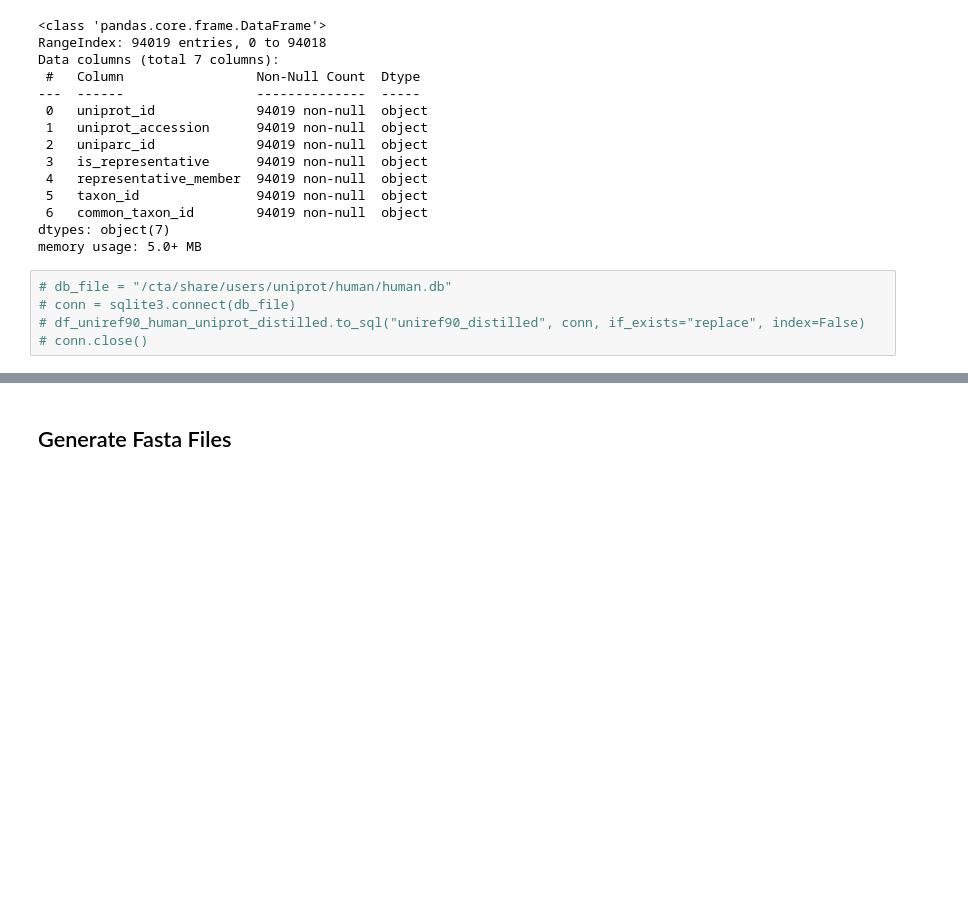
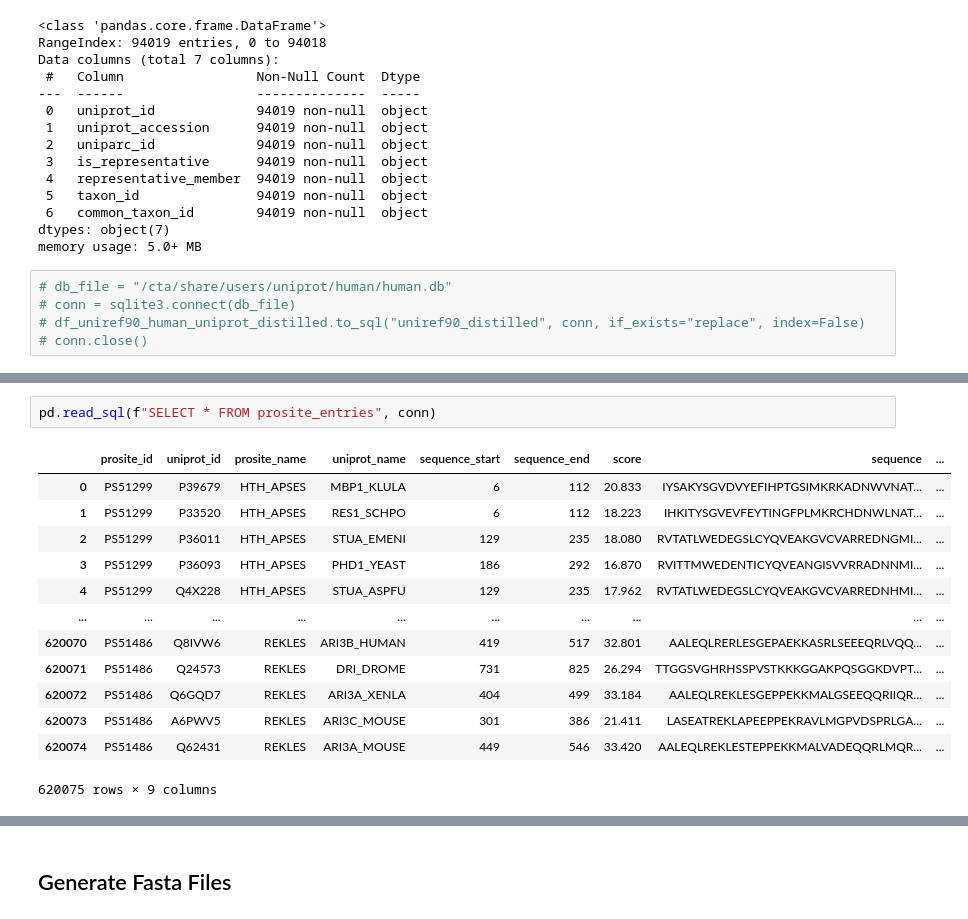
Before and after one commit to boun-tabi-lifelu/evolutionary-subword-tokenization, a Jupyter notebook: Prog/dataset_schema.ipynb, the cells around one changed output, grey strips where cells are left out. Saved outputs shown, nothing was run; the diff lists cells and outputs as text; blank space fills up the shorter version.

```diff
--- a/Prog/dataset_schema.ipynb
+++ b/Prog/dataset_schema.ipynb
@@ -740,0 +1352,16 @@ memory usage: 5.0+ MB
+# %%
+pd.read_sql(f"SELECT * FROM prosite_entries", conn)
+# %% [output]
+|  | prosite_id | uniprot_id | prosite_name | uniprot_name | sequence_start | sequence_end | score | sequence | ... |
+| 0 | PS51299 | P39679 | HTH_APSES | MBP1_KLULA | 6 | 112 | 20.833 | IYSAKYSGVDVYEFIHPTGSIMKRKADNWVNAT... | ... |
+| 1 | PS51299 | P33520 | HTH_APSES | RES1_SCHPO | 6 | 112 | 18.223 | IHKITYSGVEVFEYTINGFPLMKRCHDNWLNAT... | ... |
+| 2 | PS51299 | P36011 | HTH_APSES | STUA_EMENI | 129 | 235 | 18.080 | RVTATLWEDEGSLCYQVEAKGVCVARREDNGMI... | ... |
+| 3 | PS51299 | P36093 | HTH_APSES | PHD1_YEAST | 186 | 292 | 16.870 | RVITTMWEDENTICYQVEANGISVVRRADNNMI... | ... |
+| 4 | PS51299 | Q4X228 | HTH_APSES | STUA_ASPFU | 129 | 235 | 17.962 | RVTATLWEDEGSLCYQVEAKGVCVARREDNHMI... | ... |
+| ... | ... | ... | ... | ... | ... | ... | ... | ... | ... |
+| 620070 | PS51486 | Q8IVW6 | REKLES | ARI3B_HUMAN | 419 | 517 | 32.801 | AALEQLRERLESGEPAEKKASRLSEEEQRLVQQ... | ... |
+| 620071 | PS51486 | Q24573 | REKLES | DRI_DROME | 731 | 825 | 26.294 | TTGGSVGHRHSSPVSTKKKGGAKPQSGGKDVPT... | ... |
+| 620072 | PS51486 | Q6GQD7 | REKLES | ARI3A_XENLA | 404 | 499 | 33.184 | AALEQLREKLESGEPPEKKMALGSEEQQRIIQR... | ... |
+| 620073 | PS51486 | A6PWV5 | REKLES | ARI3C_MOUSE | 301 | 386 | 21.411 | LASEATREKLAPEEPPEKRAVLMGPVDSPRLGA... | ... |
+| 620074 | PS51486 | Q62431 | REKLES | ARI3A_MOUSE | 449 | 546 | 33.420 | AALEQLREKLESTEPPEKKMALVADEQQRLMQR... | ... |
+620075 rows × 9 columns
```
Also changed, not shown: parts of 15 cells of this notebook, 37 other files.
